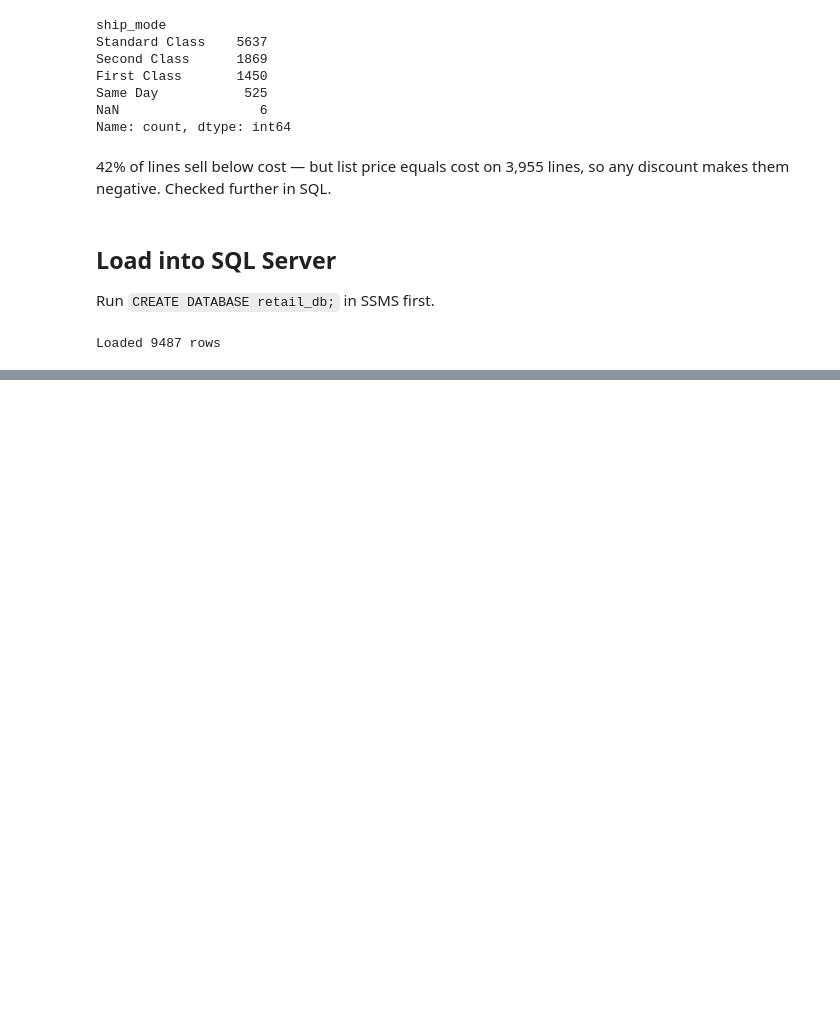
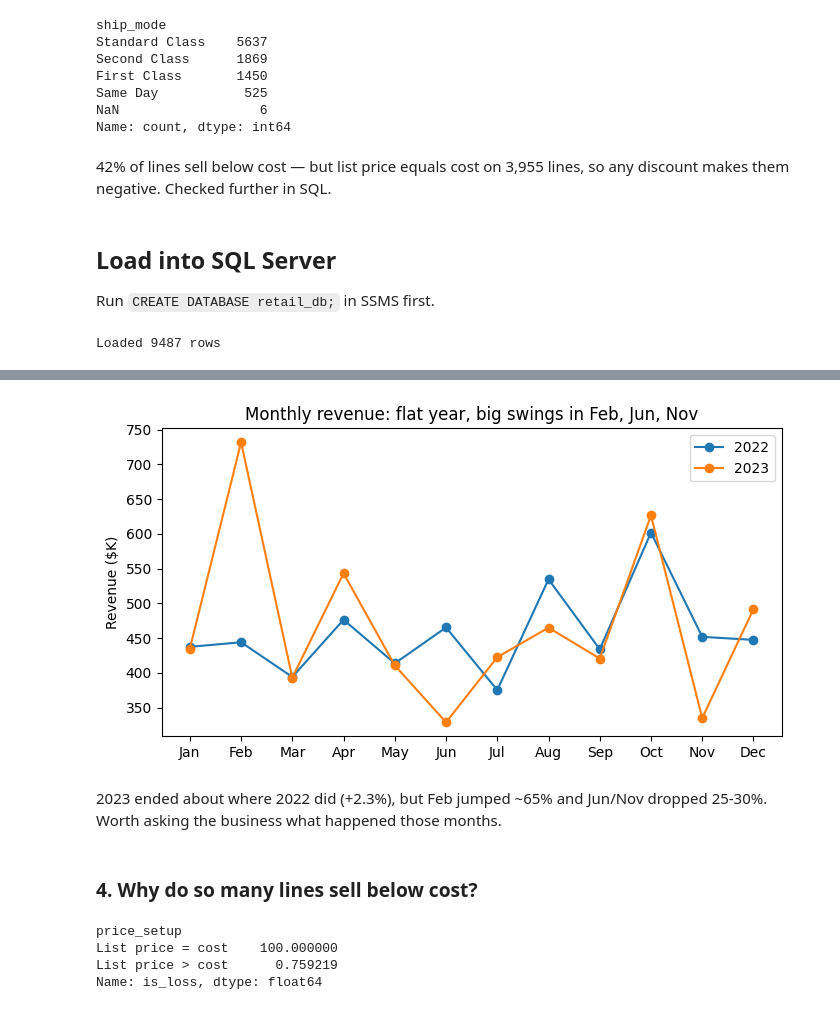
Before and after one commit to pokhrelpratik/retail-orders-analysis, a Jupyter notebook: order_data_analysis.ipynb, the cells around one changed output, grey strips where cells are left out. Cells and saved outputs as stored; diff of their text form; code cells hidden in the pictures; blank space fills up the shorter version.

```diff
--- a/order_data_analysis.ipynb
+++ b/order_data_analysis.ipynb
@@ -142,0 +200,6 @@ Loaded 9487 rows
+# %%
+df['year'] = df['order_date'].dt.year
+df['month'] = df['order_date'].dt.month
+# months down the side, years across the top (same as SQL Q9)
+monthly = df.pivot_table(index='month', columns='year', values='revenue', aggfunc='sum')
+monthly
@@ -142,0 +221,28 @@ Loaded 9487 rows
+# %%
+fig,ax = plt.subplots(figsize=(8,4))
+ax.plot(monthly.index, monthly[2022] / 1000, marker='o', label='2022')
+ax.plot(monthly.index, monthly[2023] / 1000, marker='o', label='2023')
+ax.set_xticks(range(1,13))
+ax.set_xticklabels(['Jan','Feb','Mar','Apr','May','Jun','Jul','Aug','Sep','Oct','Nov','Dec'])
+ax.set_title('Monthly revenue: flat year, big swings in Feb, Jun, Nov')
+ax.set_ylabel('Revenue ($K)')
+ax.legend()
+plt.savefig('charts/monthly_revenue.png', dpi=150, bbox_inches='tight')
+plt.show()
+# %% [output]
+[figure, added]
+# %% [markdown]
+2023 ended about where 2022 did (+2.3%), but Feb jumped ~65% and Jun/Nov dropped 25-30%. Worth asking the business what happened those months.
+# %% [markdown]
+### 4. Why do so many lines sell below cost?
+# %%
+df['price_setup'] = (df['list_price'] == df['cost_price']).map({True: 'List price = cost', False: 'List price > cost'})
+df['is_loss'] = df['profit'] < 0
+# mean of True/False = share of losing lines
+loss = df.groupby('price_setup')['is_loss'].mean() * 100
+loss
+# %% [output]
+price_setup
+List price = cost    100.000000
+List price > cost      0.759219
+Name: is_loss, dtype: float64
```
Also changed, not shown: parts of 13 cells of this notebook, 5 other files.
